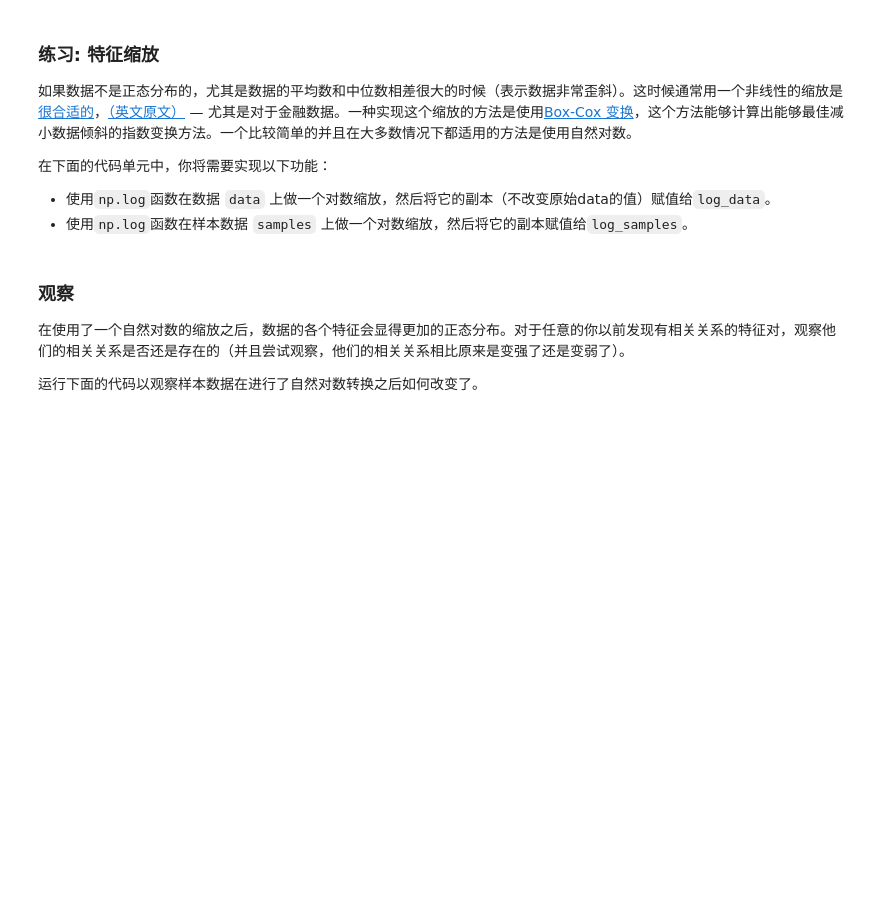
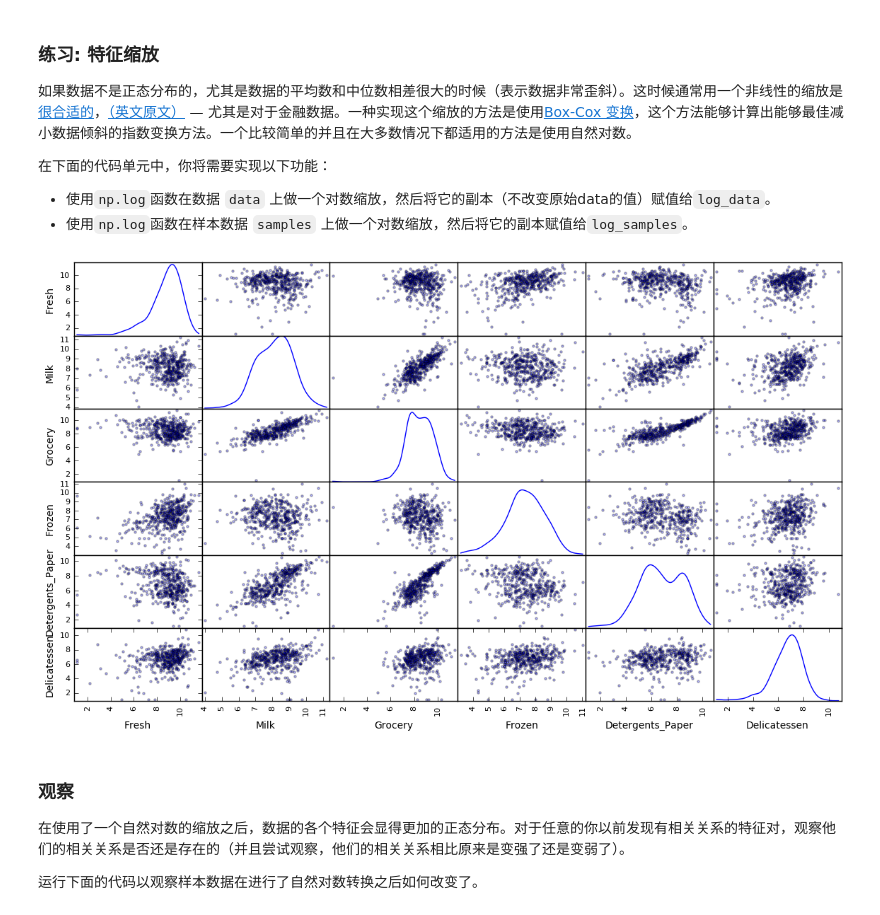
Before and after one commit to shadowwider/udacity_ML, a Jupyter notebook: project3/customer_segments.ipynb, the cells around one changed output. Cells and saved outputs as stored; diff of their text form; code cells hidden in the pictures; blank space fills up the shorter version.

```diff
--- a/project3/customer_segments.ipynb
+++ b/project3/customer_segments.ipynb
@@ -132,13 +142,15 @@ pd.scatter_matrix(data, alpha = 0.3, figsize = (14,8), diagonal = 'kde');
  - 使用`np.log`函数在样本数据 `samples` 上做一个对数缩放，然后将它的副本赋值给`log_samples`。
 # %%
 # TODO：使用自然对数缩放数据
-log_data = None
+log_data = data.apply(np.log)
 
 # TODO：使用自然对数缩放样本数据
-log_samples = None
+log_samples = samples.apply(np.log)
 
 # 为每一对新产生的特征制作一个散射矩阵
 pd.scatter_matrix(log_data, alpha = 0.3, figsize = (14,8), diagonal = 'kde');
+# %% [output]
+[figure, added]
 # %% [markdown]
 ### 观察
 在使用了一个自然对数的缩放之后，数据的各个特征会显得更加的正态分布。对于任意的你以前发现有相关关系的特征对，观察他们的相关关系是否还是存在的（并且尝试观察，他们的相关关系相比原来是变强了还是变弱了）。
```
Also changed, not shown: parts of 42 cells of this notebook, 1 other file.
